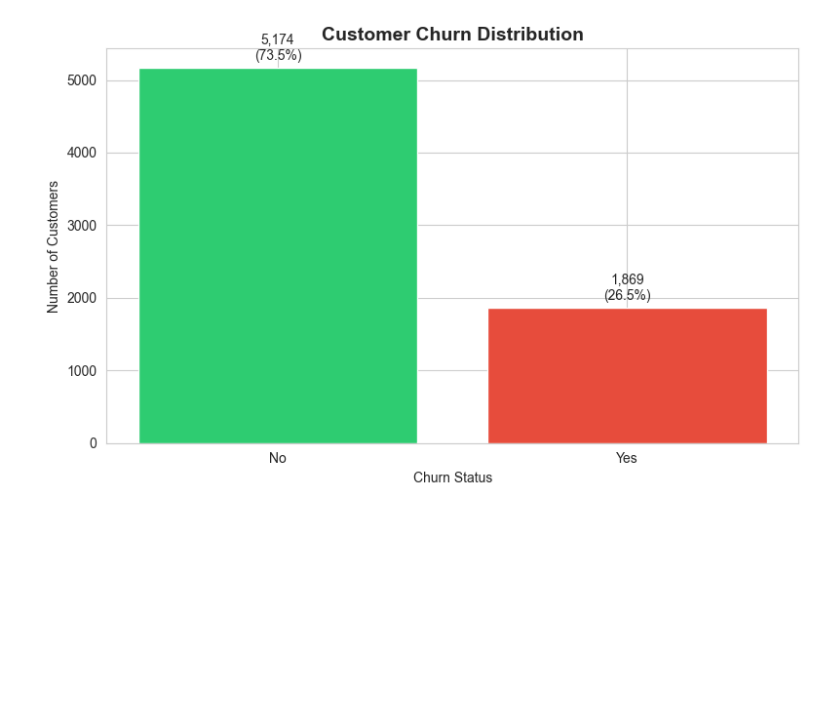
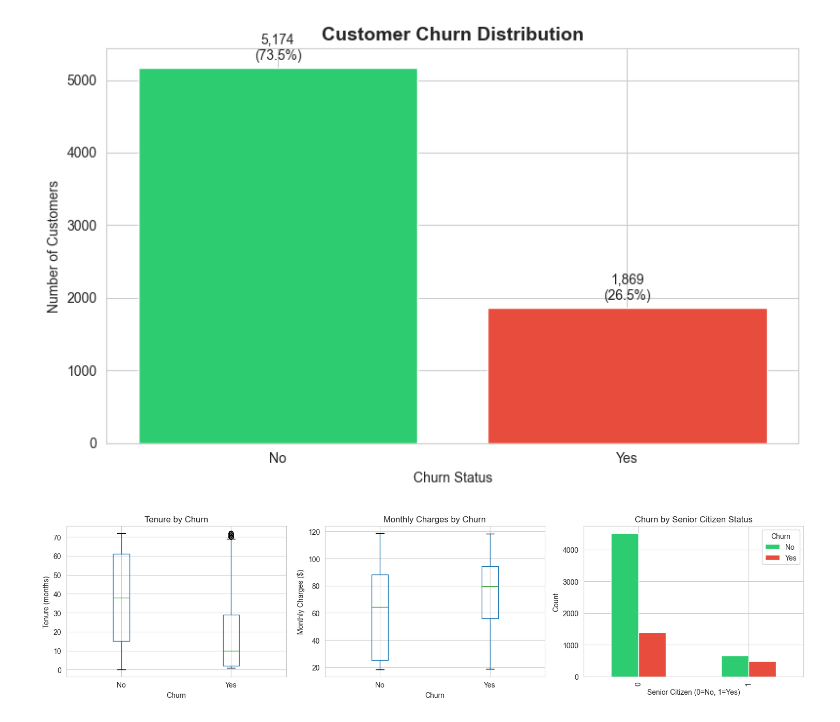
Before and after one commit to kschryver/telco-churn-prediction, a Jupyter notebook: Telco-Customer-Churn.ipynb, the cells around one changed output. Cells and saved outputs as stored; diff of their text form; code cells hidden in the pictures; blank space fills up the shorter version.

```diff
--- a/Telco-Customer-Churn.ipynb
+++ b/Telco-Customer-Churn.ipynb
@@ -109,3 +109,32 @@ plt.tight_layout()
 plt.show()
 # %% [output]
 [figure]
+# %%
+# Numeric features by churn
+fig, axes = plt.subplots(1, 3, figsize=(15, 4))
+
+# Tenure
+df.boxplot(column='tenure', by='Churn', ax=axes[0])
+axes[0].set_title('Tenure by Churn')
+axes[0].set_xlabel('Churn')
+axes[0].set_ylabel('Tenure (months)')
+
+# Monthly Charges
+df.boxplot(column='MonthlyCharges', by='Churn', ax=axes[1])
+axes[1].set_title('Monthly Charges by Churn')
+axes[1].set_xlabel('Churn')
+axes[1].set_ylabel('Monthly Charges ($)')
+
+# Senior Citizen
+churn_by_senior = df.groupby(['SeniorCitizen', 'Churn']).size().unstack()
+churn_by_senior.plot(kind='bar', ax=axes[2], color=['#2ecc71', '#e74c3c'])
+axes[2].set_title('Churn by Senior Citizen Status')
+axes[2].set_xlabel('Senior Citizen (0=No, 1=Yes)')
+axes[2].set_ylabel('Count')
+axes[2].legend(title='Churn')
+
+plt.suptitle('')
+plt.tight_layout()
+plt.show()
+# %% [output]
+[figure, added]
```
Also changed, not shown: parts of 26 cells of this notebook, 3 other files.
